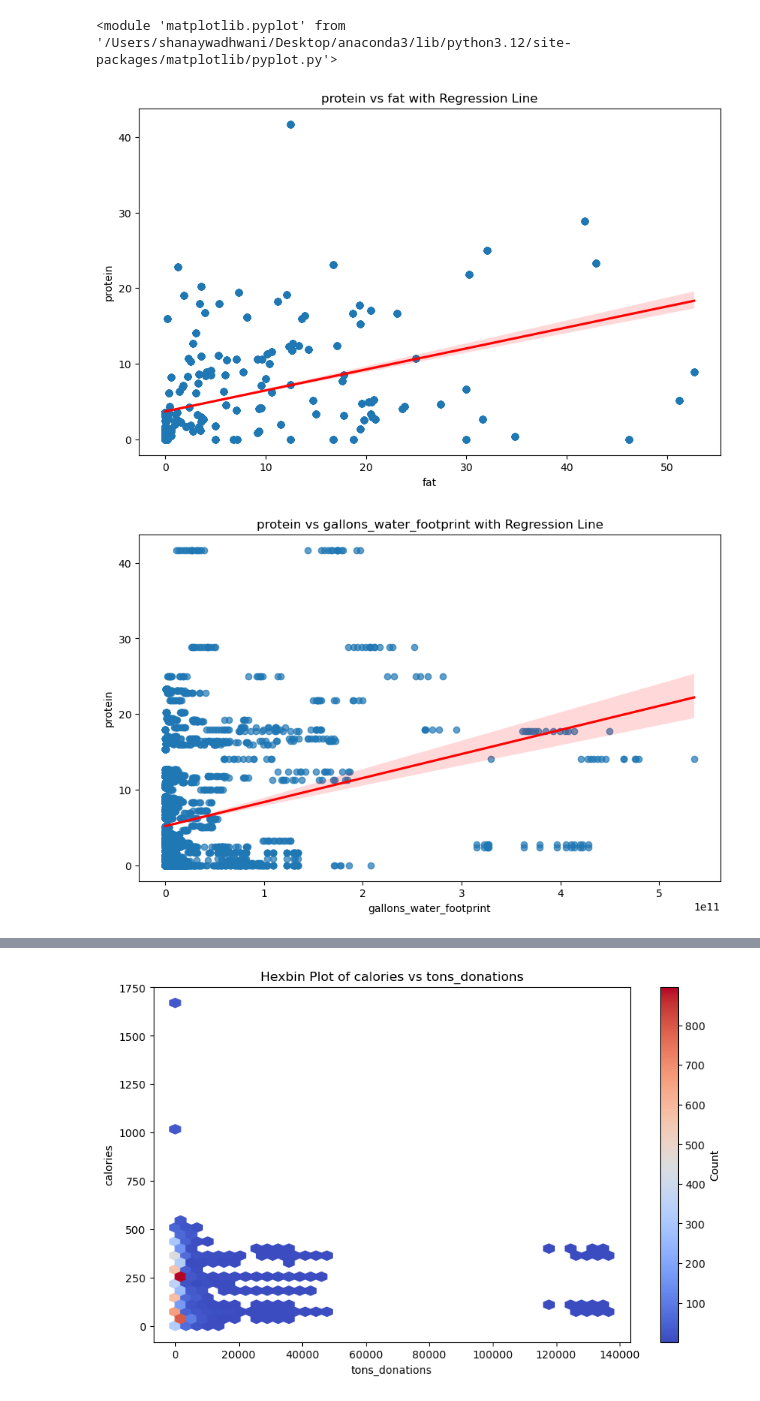
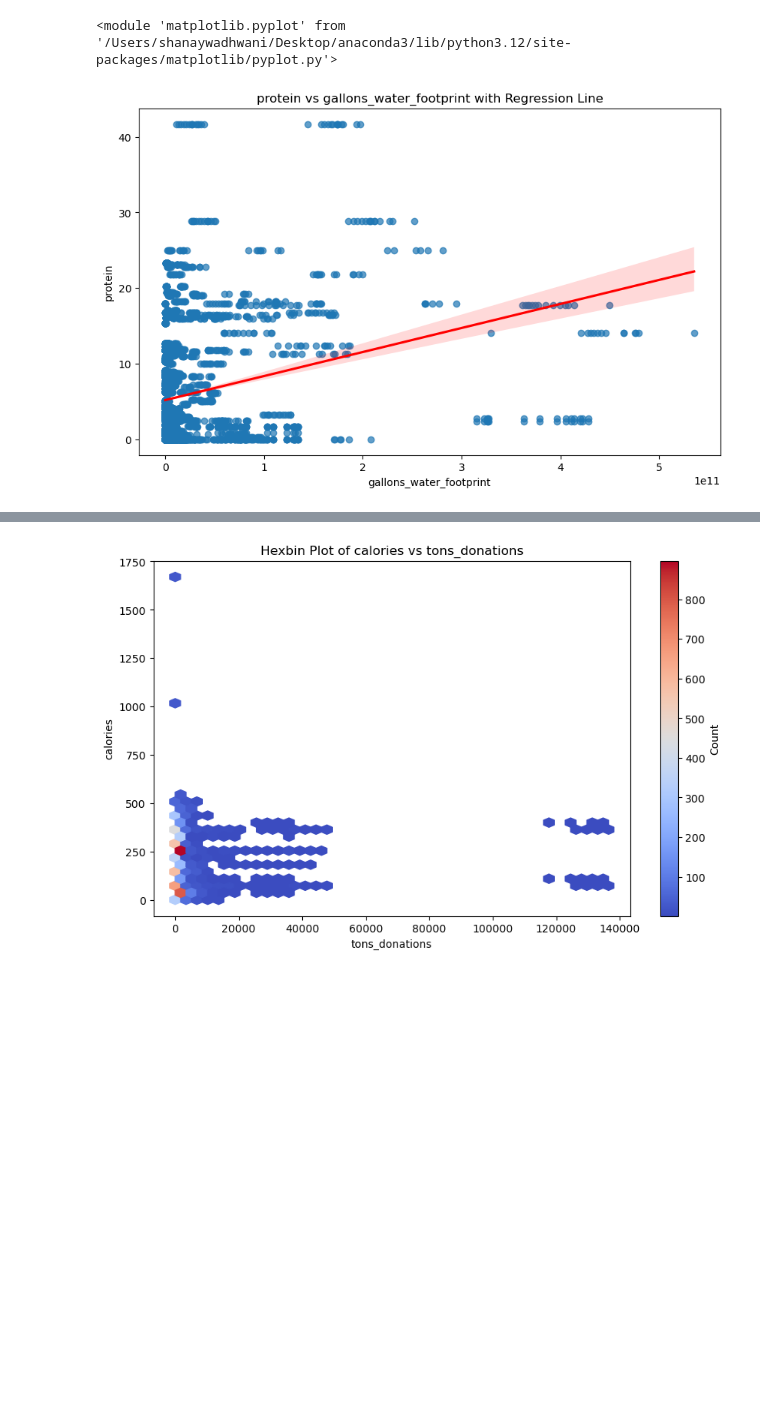
Before and after one commit to shanayw22/waste_nutrient_analysis, a Jupyter notebook: technical-details/eda/main.ipynb, the cells around one changed output, grey strips where cells are left out. Cells and saved outputs as stored; diff of their text form; code cells hidden in the pictures; blank space fills up the shorter version.

```diff
--- a/technical-details/eda/main.ipynb
+++ b/technical-details/eda/main.ipynb
@@ -479,8 +539,6 @@ eda.plot_nutrient_boxplot_by_disposal(disposal_col='disposal_method', nutrient_c
 [figure]
 <module 'matplotlib.pyplot' from '/Users/shanaywadhwani/Desktop/anaconda3/lib/python3.12/site-packages/matplotlib/pyplot.py'>
 # %%
-eda.plot_scatter_with_regression(disposal_col='fat', nutrient_col='protein')
 eda.plot_scatter_with_regression(disposal_col='gallons_water_footprint', nutrient_col='protein')
 # %% [output]
-[figure, old version]
+[figure, new version]
-[figure, removed]
```
Also changed, not shown: parts of 12 cells of this notebook, 23 other files.
